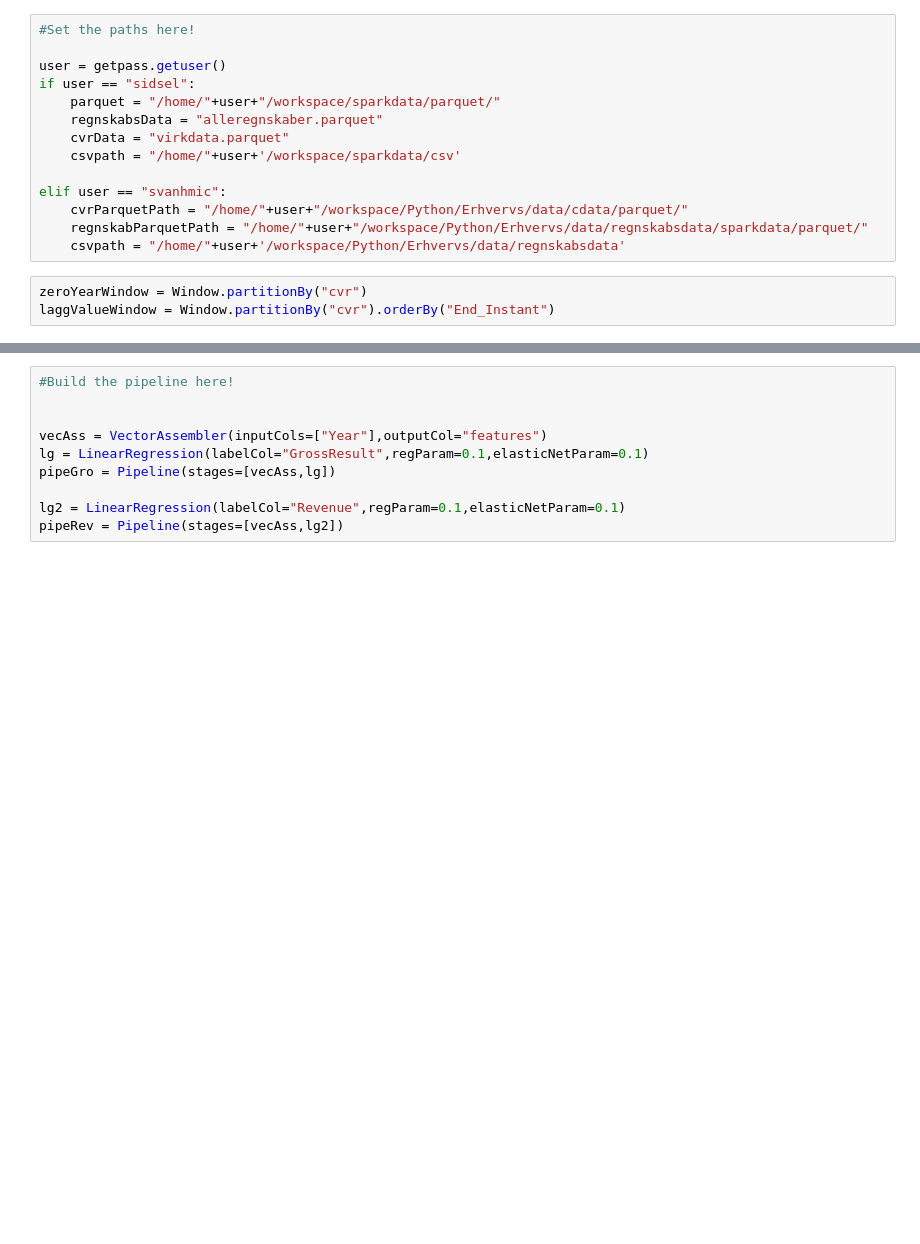
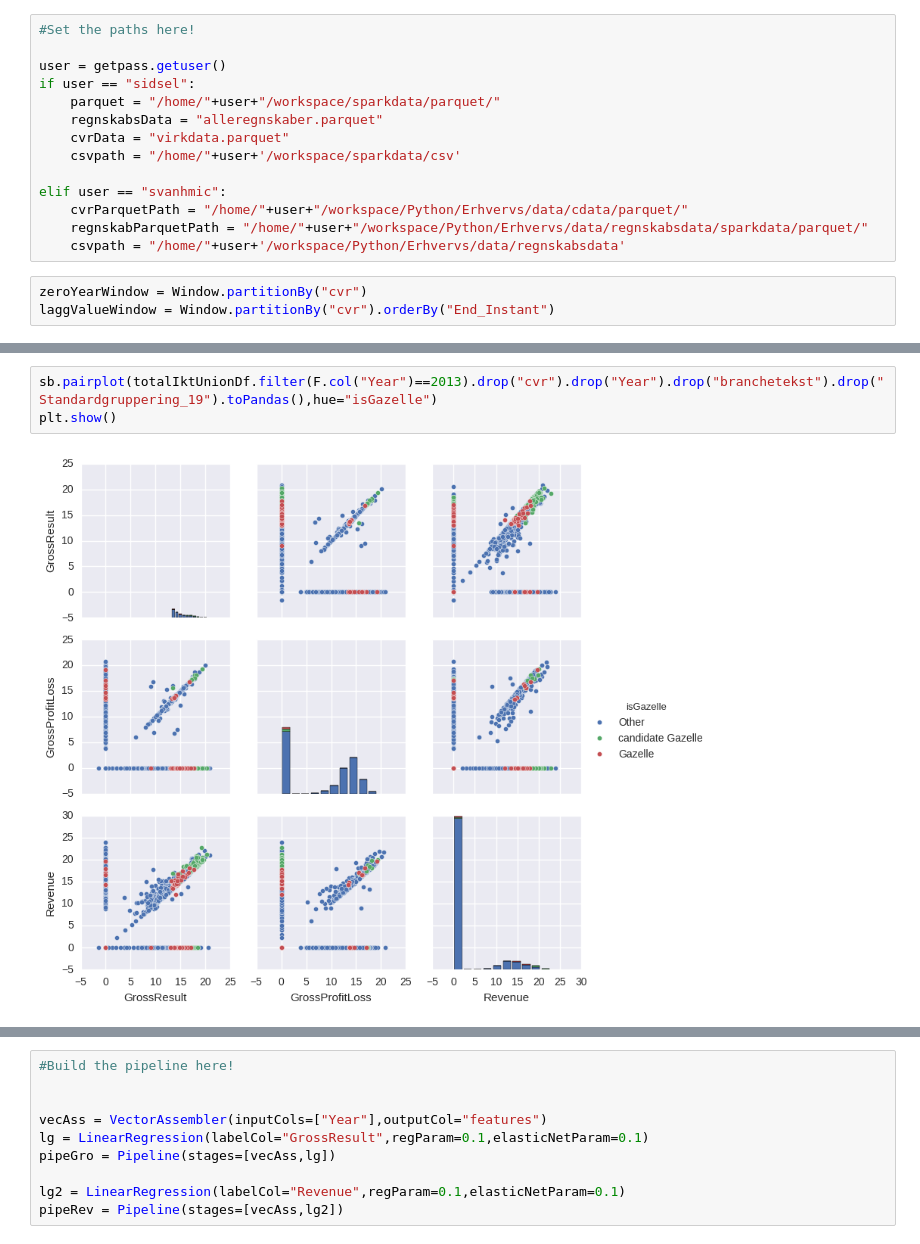
Before and after one commit to mssalvador/notebooks, a Jupyter notebook: notebooks/vaekst/GazelleRegression.ipynb, the cells around one changed output, grey strips where cells are left out. Drawn from its saved outputs; the diff is of its cells as text; blank space fills up the shorter version.

```diff
--- a/notebooks/vaekst/GazelleRegression.ipynb
+++ b/notebooks/vaekst/GazelleRegression.ipynb
@@ -109,0 +162,5 @@ only showing top 20 rows
+# %%
+sb.pairplot(totalIktUnionDf.filter(F.col("Year")==2013).drop("cvr").drop("Year").drop("branchetekst").drop("Standardgruppering_19").toPandas(),hue="isGazelle")
+plt.show()
+# %% [output]
+[figure, added]
```
Also changed, not shown: parts of 21 cells of this notebook, 1 other file.
